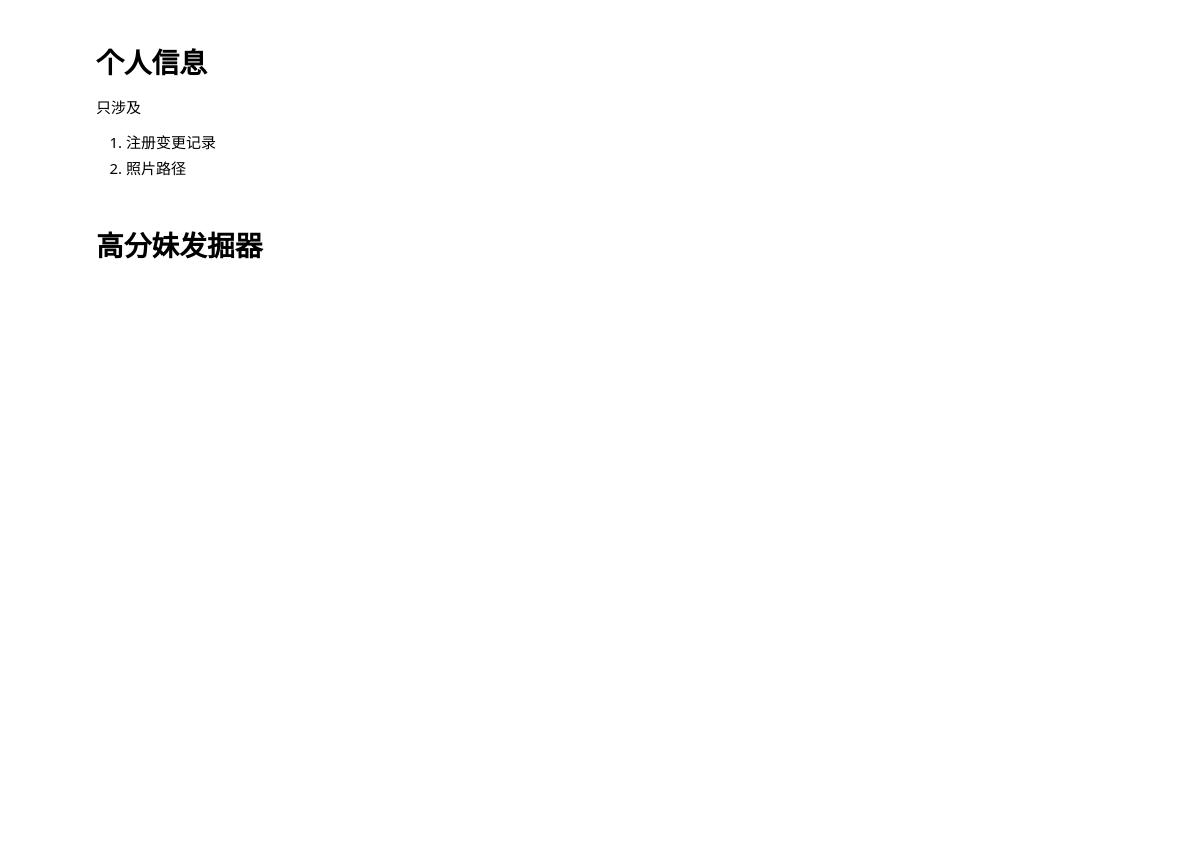
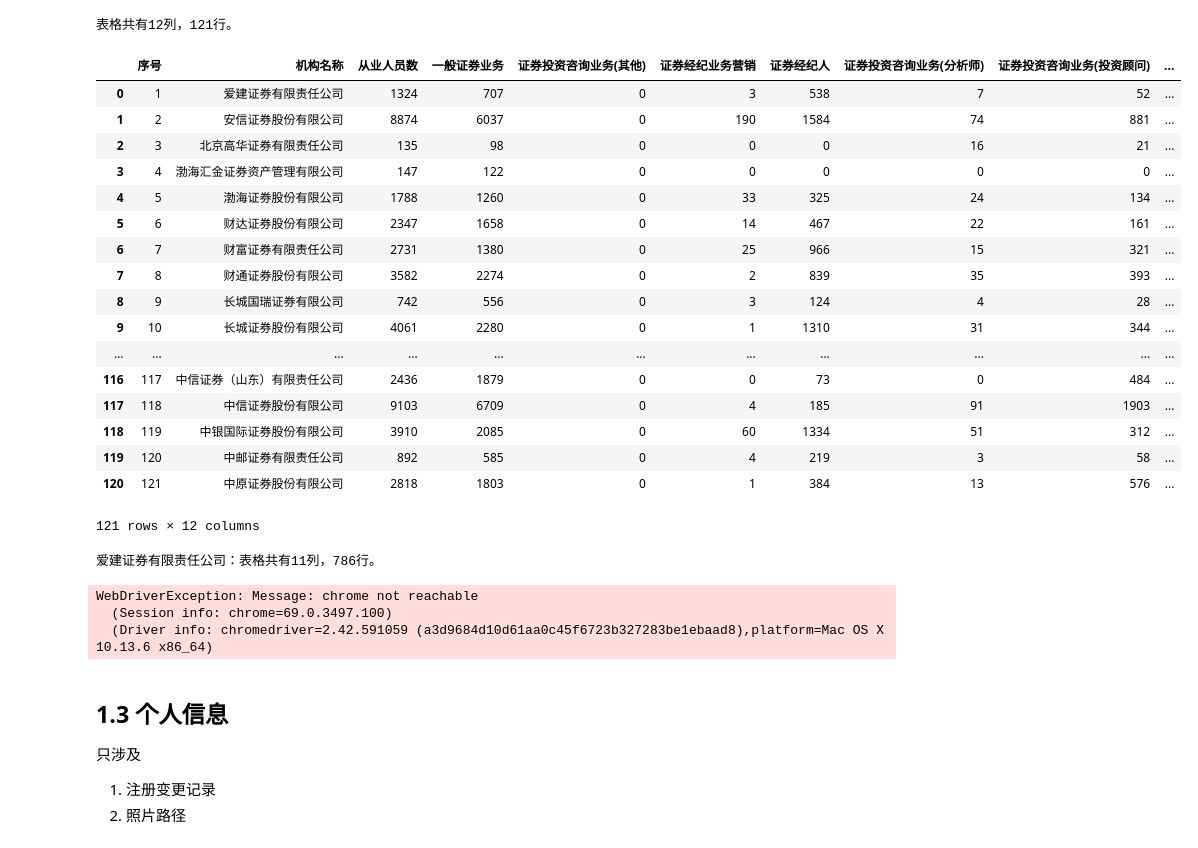
Before and after one commit to qzcool/SAC, a Jupyter notebook: test.ipynb, the cells around one changed output. Drawn from its saved outputs; the diff is of its cells as text; code cells hidden in the pictures; blank space fills up the shorter version.

```diff
--- a/test.ipynb
+++ b/test.ipynb
@@ -17,10 +40,34 @@ df_people = People().get_people_list(company_ID='1999152')
 # %%
 %%time
 # 所有公司人员列表：默认自动保存到本地
 ## 去除：单个公司的df_people的display和tqdm的每页提示；
 ## 保留：总的tqdm和执行到当期的公司名称和页数提示
 ## 提速：降低每页sleep到1.5秒
 ## 稳定性：每爬完一个公司都保存，保证断点续传；放到pickle？
-df_people_full = People().get_people_list_full(save_to_local=True)
+df_people_full = People(headless=False).get_people_list_full(save_to_local=False, sleep_time=1)
+# %% [output]
+表格共有12列，121行。
+|  | 序号 | 机构名称 | 从业人员数 | 一般证券业务 | 证券投资咨询业务(其他) | 证券经纪业务营销 | 证券经纪人 | 证券投资咨询业务(分析师) | 证券投资咨询业务(投资顾问) | ... |
+| 0 | 1 | 爱建证券有限责任公司 | 1324 | 707 | 0 | 3 | 538 | 7 | 52 | ... |
+| 1 | 2 | 安信证券股份有限公司 | 8874 | 6037 | 0 | 190 | 1584 | 74 | 881 | ... |
+| 2 | 3 | 北京高华证券有限责任公司 | 135 | 98 | 0 | 0 | 0 | 16 | 21 | ... |
+| 3 | 4 | 渤海汇金证券资产管理有限公司 | 147 | 122 | 0 | 0 | 0 | 0 | 0 | ... |
+| 4 | 5 | 渤海证券股份有限公司 | 1788 | 1260 | 0 | 33 | 325 | 24 | 134 | ... |
+| 5 | 6 | 财达证券股份有限公司 | 2347 | 1658 | 0 | 14 | 467 | 22 | 161 | ... |
+| 6 | 7 | 财富证券有限责任公司 | 2731 | 1380 | 0 | 25 | 966 | 15 | 321 | ... |
+| 7 | 8 | 财通证券股份有限公司 | 3582 | 2274 | 0 | 2 | 839 | 35 | 393 | ... |
+| 8 | 9 | 长城国瑞证券有限公司 | 742 | 556 | 0 | 3 | 124 | 4 | 28 | ... |
+| 9 | 10 | 长城证券股份有限公司 | 4061 | 2280 | 0 | 1 | 1310 | 31 | 344 | ... |
+| ... | ... | ... | ... | ... | ... | ... | ... | ... | ... | ... |
+| 116 | 117 | 中信证券（山东）有限责任公司 | 2436 | 1879 | 0 | 0 | 73 | 0 | 484 | ... |
+| 117 | 118 | 中信证券股份有限公司 | 9103 | 6709 | 0 | 4 | 185 | 91 | 1903 | ... |
+| 118 | 119 | 中银国际证券股份有限公司 | 3910 | 2085 | 0 | 60 | 1334 | 51 | 312 | ... |
+| 119 | 120 | 中邮证券有限责任公司 | 892 | 585 | 0 | 4 | 219 | 3 | 58 | ... |
+| 120 | 121 | 中原证券股份有限公司 | 2818 | 1803 | 0 | 1 | 384 | 13 | 576 | ... |
+121 rows × 12 columns
+爱建证券有限责任公司：表格共有11列，786行。
+WebDriverException: Message: chrome not reachable
+  (Session info: chrome=69.0.3497.100)
+  (Driver info: chromedriver=2.42.591059 (a3d9684d10d61aa0c45f6723b327283be1ebaad8),platform=Mac OS X 10.13.6 x86_64)
 # %%
 df_people_full.to_json('列表_从业人员.json',orient='table')
@@ -27,5 +77,5 @@ df_people_full.to_json('列表_从业人员.json',orient='table')
 # %% [markdown]
-# 个人信息
+## 1.3 个人信息
 只涉及
 1. 注册变更记录
 2. 照片路径
@@ -33,5 +83,3 @@ df_people_full.to_json('列表_从业人员.json',orient='table')
 %%time
 # 保存单个人的照片
 People().get_person_info_img('76B6EA9DB8E33C0DE053D651A8C06CD1')
-# %% [markdown]
-# 高分妹发掘器
```
Also changed, not shown: parts of 11 cells of this notebook.
